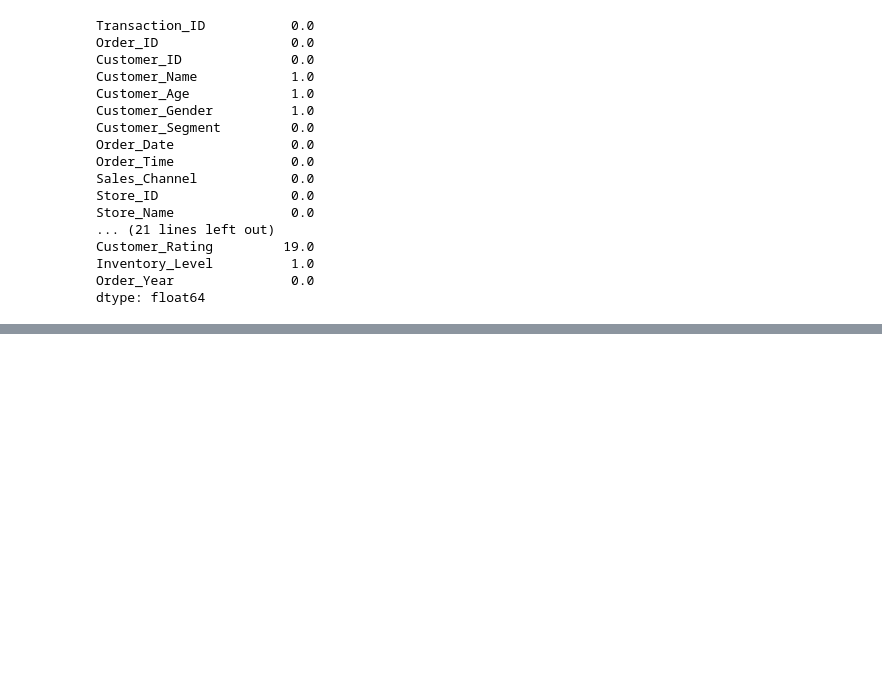
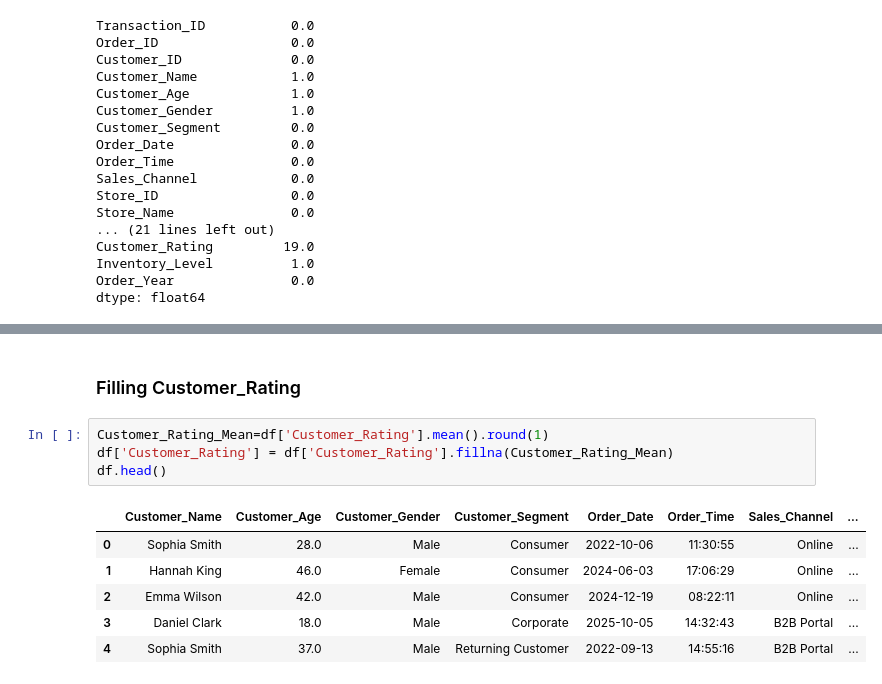
Before and after one commit to ahmesho0-commits/Retail-Project, a Jupyter notebook: Retail_Project.ipynb, the cells around one changed output, grey strips where cells are left out. Cells and saved outputs as stored; diff of their text form; blank space fills up the shorter version.

```diff
--- a/Retail_Project.ipynb
+++ b/Retail_Project.ipynb
@@ -242,0 +362,13 @@ dtype: float64
+# %% [markdown]
+### Filling Customer_Rating
+# %%
+Customer_Rating_Mean=df['Customer_Rating'].mean().round(1)
+df['Customer_Rating'] = df['Customer_Rating'].fillna(Customer_Rating_Mean)
+df.head()
+# %% [output]
+|  | Customer_Name | Customer_Age | Customer_Gender | Customer_Segment | Order_Date | Order_Time | Sales_Channel | ... |
+| 0 | Sophia Smith | 28.0 | Male | Consumer | 2022-10-06 | 11:30:55 | Online | ... |
+| 1 | Hannah King | 46.0 | Female | Consumer | 2024-06-03 | 17:06:29 | Online | ... |
+| 2 | Emma Wilson | 42.0 | Male | Consumer | 2024-12-19 | 08:22:11 | Online | ... |
+| 3 | Daniel Clark | 18.0 | Male | Corporate | 2025-10-05 | 14:32:43 | B2B Portal | ... |
+| 4 | Sophia Smith | 37.0 | Male | Returning Customer | 2022-09-13 | 14:55:16 | B2B Portal | ... |
```
Also changed, not shown: parts of 13 cells of this notebook, 1 other file.
